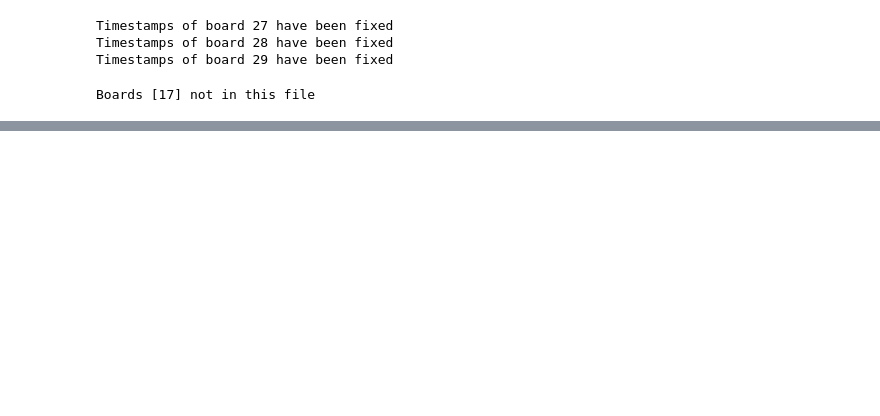
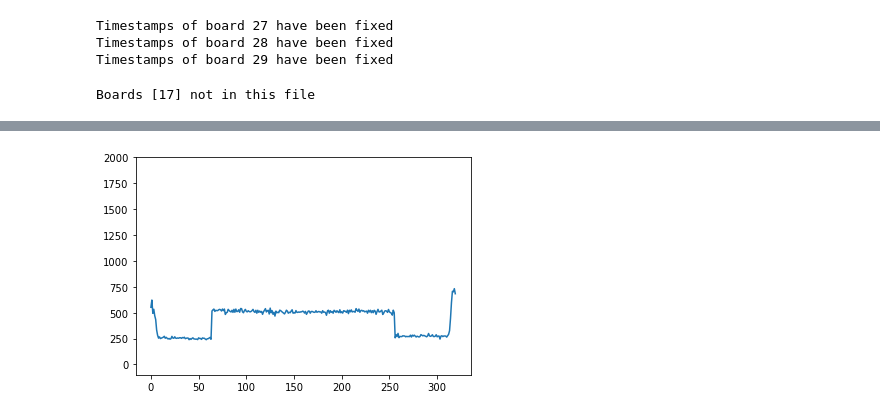
Before and after one commit to cdesio/chance_analysis, a Jupyter notebook: Checking_run144856-Copy1.ipynb, the cells around one changed output, grey strips where cells are left out. Saved outputs shown, nothing was run; the diff lists cells and outputs as text; code cells hidden in the pictures; blank space fills up the shorter version.

```diff
--- a/Checking_run144856-Copy1.ipynb
+++ b/Checking_run144856-Copy1.ipynb
@@ -58,0 +66,10 @@ Plotting TS: 205670175
+# %%
+def reorder_marocs(signal, marocs, reorder_map=[0, 3, 1, -2, -2]) -> np.ndarray:
+        reordered_array = np.zeros(signal.shape[0])
+        for m, (a, b) in enumerate(marocs):
+            reordered_array[a + reorder_map[m] * 64 : b + reorder_map[m] * 64] = signal[
+                a:b
+            ]
+        return reordered_array
+# %%
+reordered_signal = reorder_marocs(marocdata.get_board(b).get_event(evt).signal, marocs)
@@ -58,0 +89,7 @@ Plotting TS: 205670175
+# %%
+#plt.plot(np.arange(320), marocdata.get_board(13).get_event(evt).signal)
+plt.plot(np.arange(320), reordered_signal)
+plt.ylim(-100,2000)
+plt.show()
+# %% [output]
+[figure, added]
```
Also changed, not shown: parts of 21 cells of this notebook.
